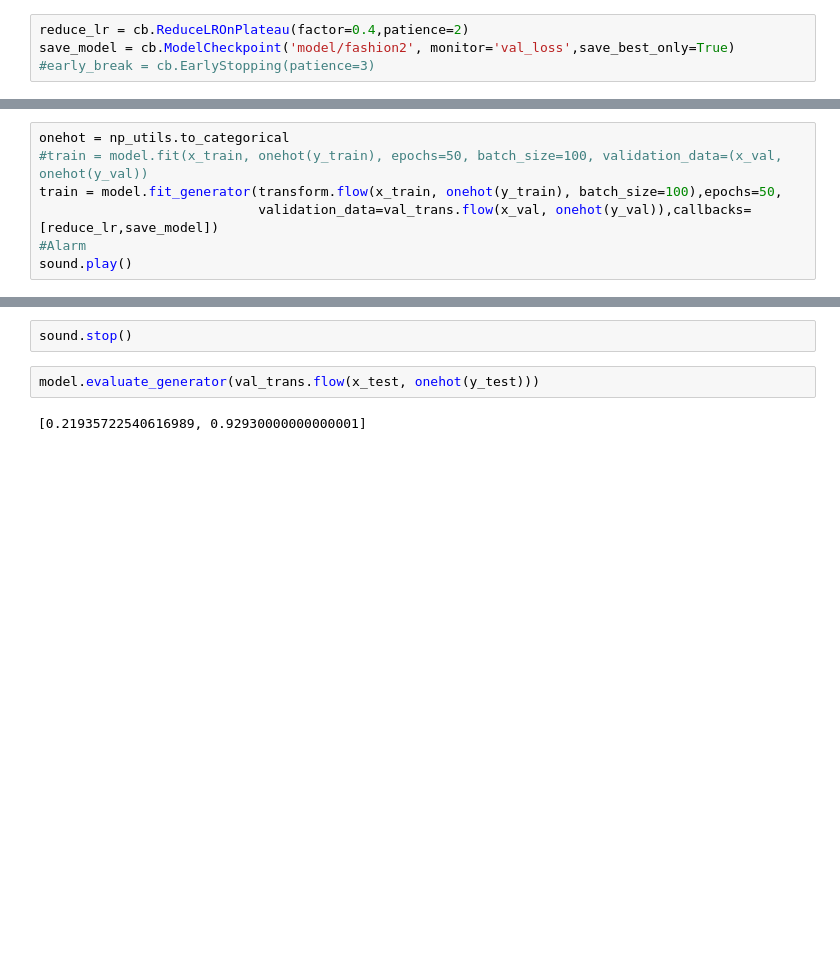
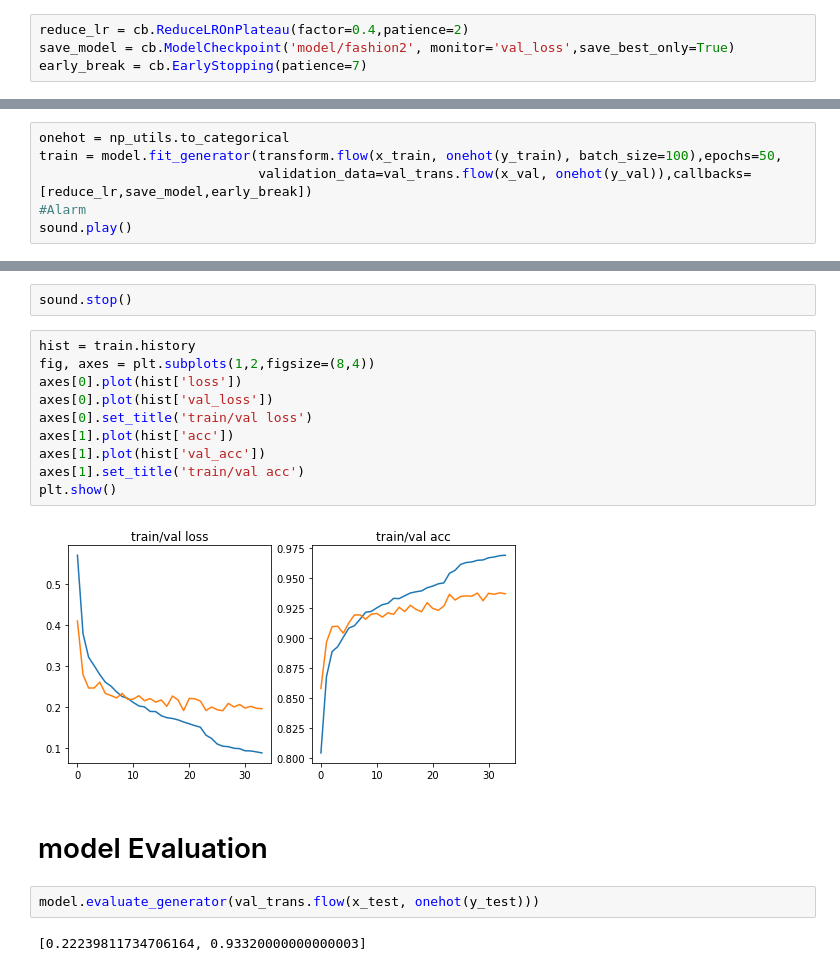
Before and after one commit to barnrang/MNIST-fashion, a Jupyter notebook: MNIST_fashion.ipynb, the cells around one changed output, grey strips where cells are left out. Drawn from its saved outputs; the diff is of its cells as text; blank space fills up the shorter version.

```diff
--- a/MNIST_fashion.ipynb
+++ b/MNIST_fashion.ipynb
@@ -139,4 +150,4 @@ _________________________________________________________________
 # %%
 reduce_lr = cb.ReduceLROnPlateau(factor=0.4,patience=2)
 save_model = cb.ModelCheckpoint('model/fashion2', monitor='val_loss',save_best_only=True)
-#early_break = cb.EarlyStopping(patience=3)
+early_break = cb.EarlyStopping(patience=7)
@@ -145,9 +159,8 @@ transform.fit(x_train)
 val_trans.fit(x_train)
 # %%
 onehot = np_utils.to_categorical
-#train = model.fit(x_train, onehot(y_train), epochs=50, batch_size=100, validation_data=(x_val, onehot(y_val))
 train = model.fit_generator(transform.flow(x_train, onehot(y_train), batch_size=100),epochs=50,
-                            validation_data=val_trans.flow(x_val, onehot(y_val)),callbacks=[reduce_lr,save_model])
+                            validation_data=val_trans.flow(x_val, onehot(y_val)),callbacks=[reduce_lr,save_model,early_break])
 #Alarm
 sound.play()
 # %% [output]
@@ -171,6 +185,20 @@ Epoch 50/50
 # %%
 sound.stop()
+# %%
+hist = train.history
+fig, axes = plt.subplots(1,2,figsize=(8,4))
+axes[0].plot(hist['loss'])
+axes[0].plot(hist['val_loss'])
+axes[0].set_title('train/val loss')
+axes[1].plot(hist['acc'])
+axes[1].plot(hist['val_acc'])
+axes[1].set_title('train/val acc')
+plt.show()
+# %% [output]
+[figure, added]
+# %% [markdown]
+# model Evaluation
 # %%
 model.evaluate_generator(val_trans.flow(x_test, onehot(y_test)))
 # %% [output]
-[0.21935722540616989, 0.92930000000000001]
+[0.22239811734706164, 0.93320000000000003]
```
Also changed, not shown: parts of 8 cells of this notebook, 2 other files.
